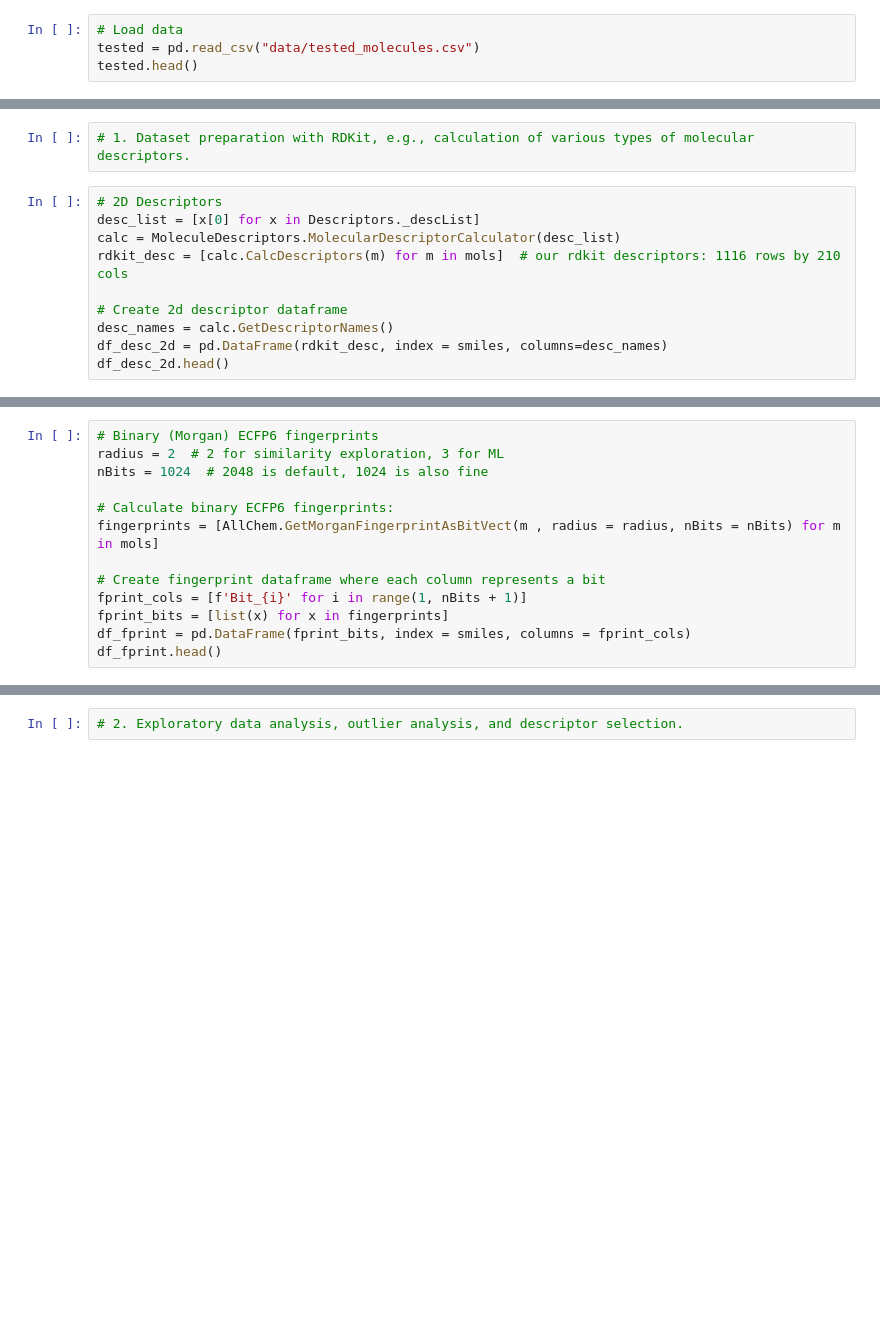
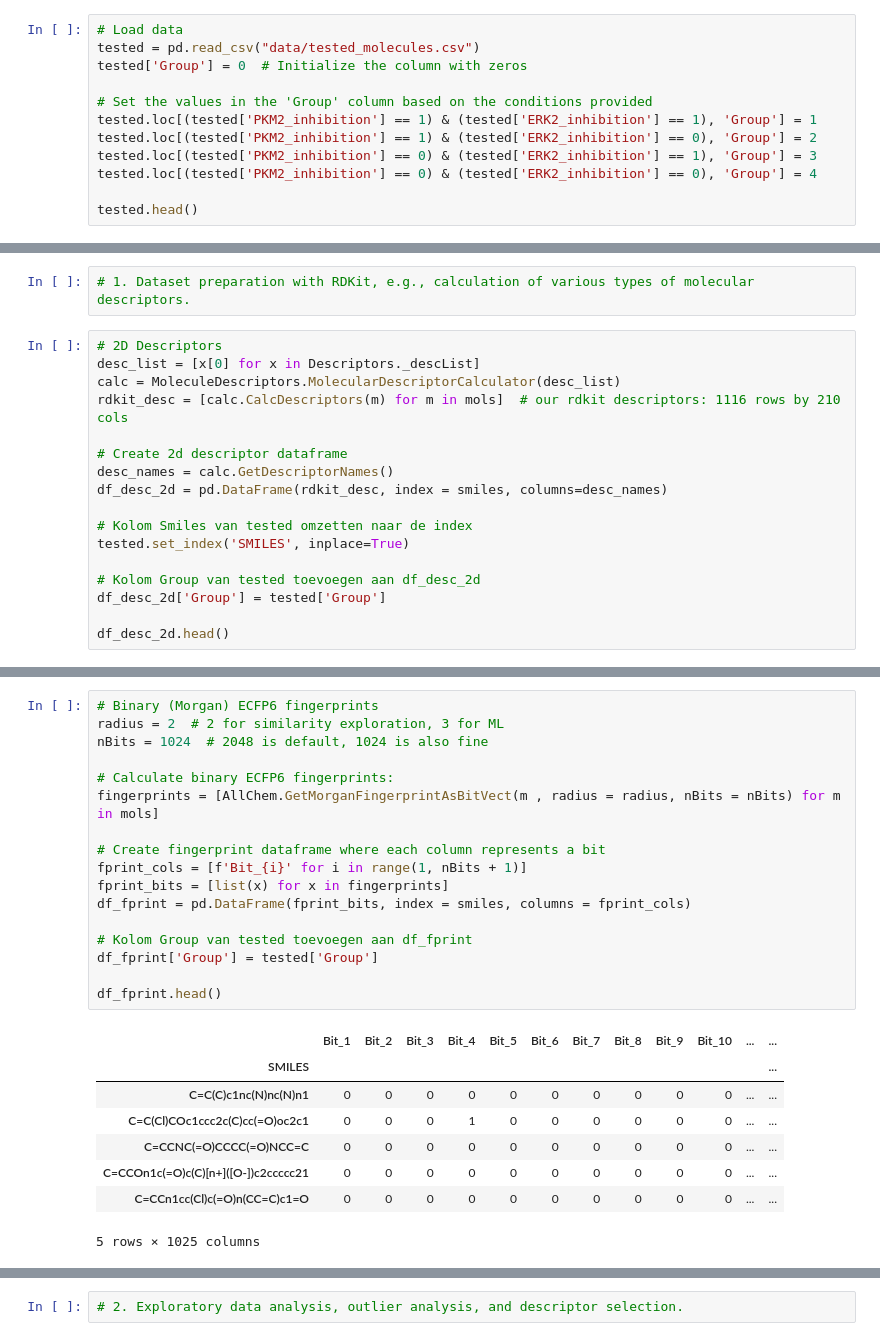
Before and after one commit to Floris-DW/8CC00group7, a Jupyter notebook: analysis.ipynb, the cells around one changed output, grey strips where cells are left out. Cells and saved outputs as stored; diff of their text form; blank space fills up the shorter version.

Commit message:
e groepen van de tested dataframe zijn hier gesplitst.

```diff
--- a/analysis.ipynb
+++ b/analysis.ipynb
@@ -14,4 +16,12 @@ from scipy.stats import zscore
 # %%
 # Load data
 tested = pd.read_csv("data/tested_molecules.csv")
+tested['Group'] = 0  # Initialize the column with zeros
+
+# Set the values in the 'Group' column based on the conditions provided
+tested.loc[(tested['PKM2_inhibition'] == 1) & (tested['ERK2_inhibition'] == 1), 'Group'] = 1
+tested.loc[(tested['PKM2_inhibition'] == 1) & (tested['ERK2_inhibition'] == 0), 'Group'] = 2
+tested.loc[(tested['PKM2_inhibition'] == 0) & (tested['ERK2_inhibition'] == 1), 'Group'] = 3
+tested.loc[(tested['PKM2_inhibition'] == 0) & (tested['ERK2_inhibition'] == 0), 'Group'] = 4
+
 tested.head()
@@ -32,4 +60,11 @@ rdkit_desc = [calc.CalcDescriptors(m) for m in mols]  # our rdkit descriptors: 1
 # Create 2d descriptor dataframe
 desc_names = calc.GetDescriptorNames()
 df_desc_2d = pd.DataFrame(rdkit_desc, index = smiles, columns=desc_names)
+
+# Kolom Smiles van tested omzetten naar de index
+tested.set_index('SMILES', inplace=True)
+
+# Kolom Group van tested toevoegen aan df_desc_2d
+df_desc_2d['Group'] = tested['Group']
+
 df_desc_2d.head()
@@ -36,13 +80,26 @@ df_desc_2d.head()
 # %%
 # Binary (Morgan) ECFP6 fingerprints
 radius = 2  # 2 for similarity exploration, 3 for ML
 nBits = 1024  # 2048 is default, 1024 is also fine
 
 # Calculate binary ECFP6 fingerprints:
 fingerprints = [AllChem.GetMorganFingerprintAsBitVect(m , radius = radius, nBits = nBits) for m in mols]
 
 # Create fingerprint dataframe where each column represents a bit
 fprint_cols = [f'Bit_{i}' for i in range(1, nBits + 1)]
 fprint_bits = [list(x) for x in fingerprints]
 df_fprint = pd.DataFrame(fprint_bits, index = smiles, columns = fprint_cols)
+
+# Kolom Group van tested toevoegen aan df_fprint
+df_fprint['Group'] = tested['Group']
+
 df_fprint.head()
+# %% [output]
+|  | Bit_1 | Bit_2 | Bit_3 | Bit_4 | Bit_5 | Bit_6 | Bit_7 | Bit_8 | Bit_9 | Bit_10 | ... | ... |
+| SMILES |  |  |  |  |  |  |  |  |  |  |  | ... |
+| C=C(C)c1nc(N)nc(N)n1 | 0 | 0 | 0 | 0 | 0 | 0 | 0 | 0 | 0 | 0 | ... | ... |
+| C=C(Cl)COc1ccc2c(C)cc(=O)oc2c1 | 0 | 0 | 0 | 1 | 0 | 0 | 0 | 0 | 0 | 0 | ... | ... |
+| C=CCNC(=O)CCCC(=O)NCC=C | 0 | 0 | 0 | 0 | 0 | 0 | 0 | 0 | 0 | 0 | ... | ... |
+| C=CCOn1c(=O)c(C)[n+]([O-])c2ccccc21 | 0 | 0 | 0 | 0 | 0 | 0 | 0 | 0 | 0 | 0 | ... | ... |
+| C=CCn1cc(Cl)c(=O)n(CC=C)c1=O | 0 | 0 | 0 | 0 | 0 | 0 | 0 | 0 | 0 | 0 | ... | ... |
+5 rows × 1025 columns
```
Also changed, not shown: parts of 16 cells of this notebook, 2 other files.
